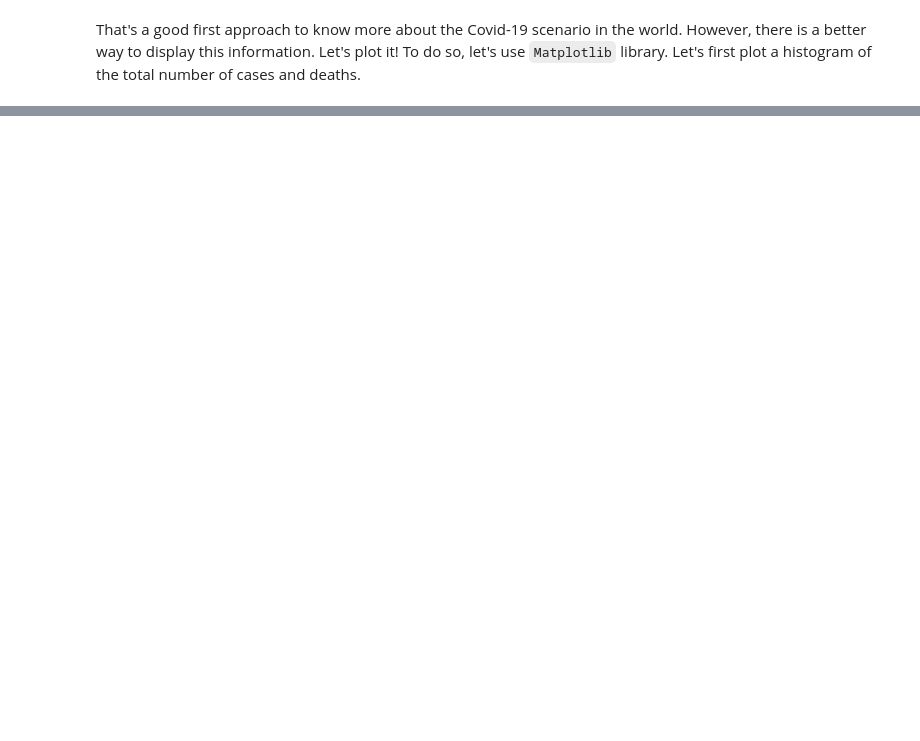
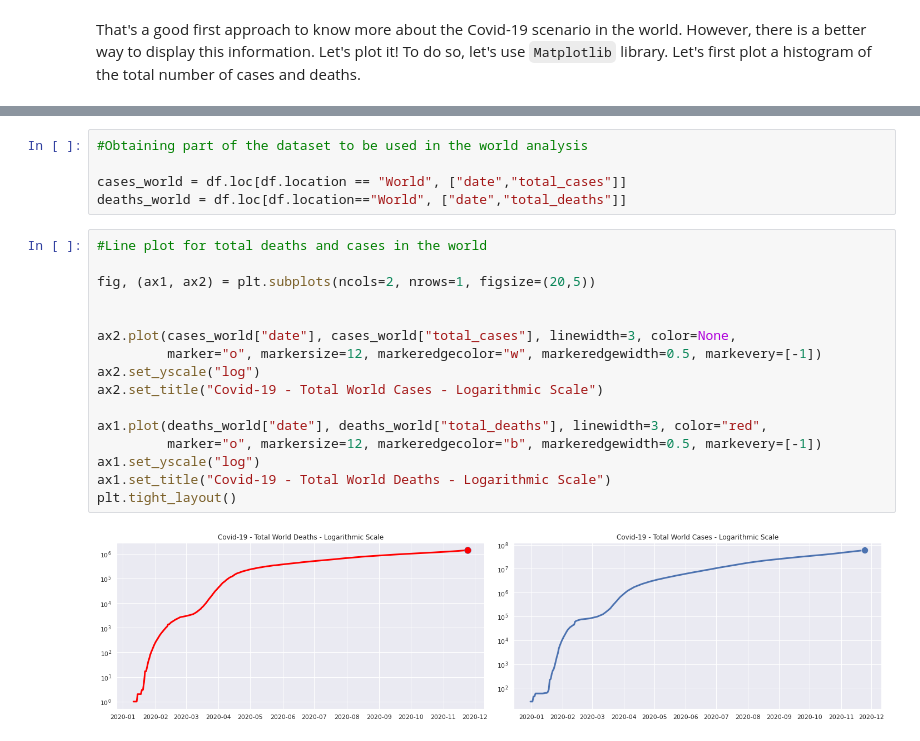
Before and after one commit to JoaoSiqueiraDS/DS_Days, a Jupyter notebook: COVID.ipynb, the cells around one changed output, grey strips where cells are left out. Saved outputs shown, nothing was run; the diff lists cells and outputs as text; blank space fills up the shorter version.

```diff
--- a/COVID.ipynb
+++ b/COVID.ipynb
@@ -221,0 +231,23 @@ plt.tight_layout()
+# %%
+#Obtaining part of the dataset to be used in the world analysis
+
+cases_world = df.loc[df.location == "World", ["date","total_cases"]]
+deaths_world = df.loc[df.location=="World", ["date","total_deaths"]]
+# %%
+#Line plot for total deaths and cases in the world
+
+fig, (ax1, ax2) = plt.subplots(ncols=2, nrows=1, figsize=(20,5))
+
+
+ax2.plot(cases_world["date"], cases_world["total_cases"], linewidth=3, color=None,
+         marker="o", markersize=12, markeredgecolor="w", markeredgewidth=0.5, markevery=[-1])
+ax2.set_yscale("log")
+ax2.set_title("Covid-19 - Total World Cases - Logarithmic Scale")
+
+ax1.plot(deaths_world["date"], deaths_world["total_deaths"], linewidth=3, color="red",
+         marker="o", markersize=12, markeredgecolor="b", markeredgewidth=0.5, markevery=[-1])
+ax1.set_yscale("log")
+ax1.set_title("Covid-19 - Total World Deaths - Logarithmic Scale")
+plt.tight_layout()
+# %% [output]
+[figure, added]
```
Also changed, not shown: parts of 12 cells of this notebook.
